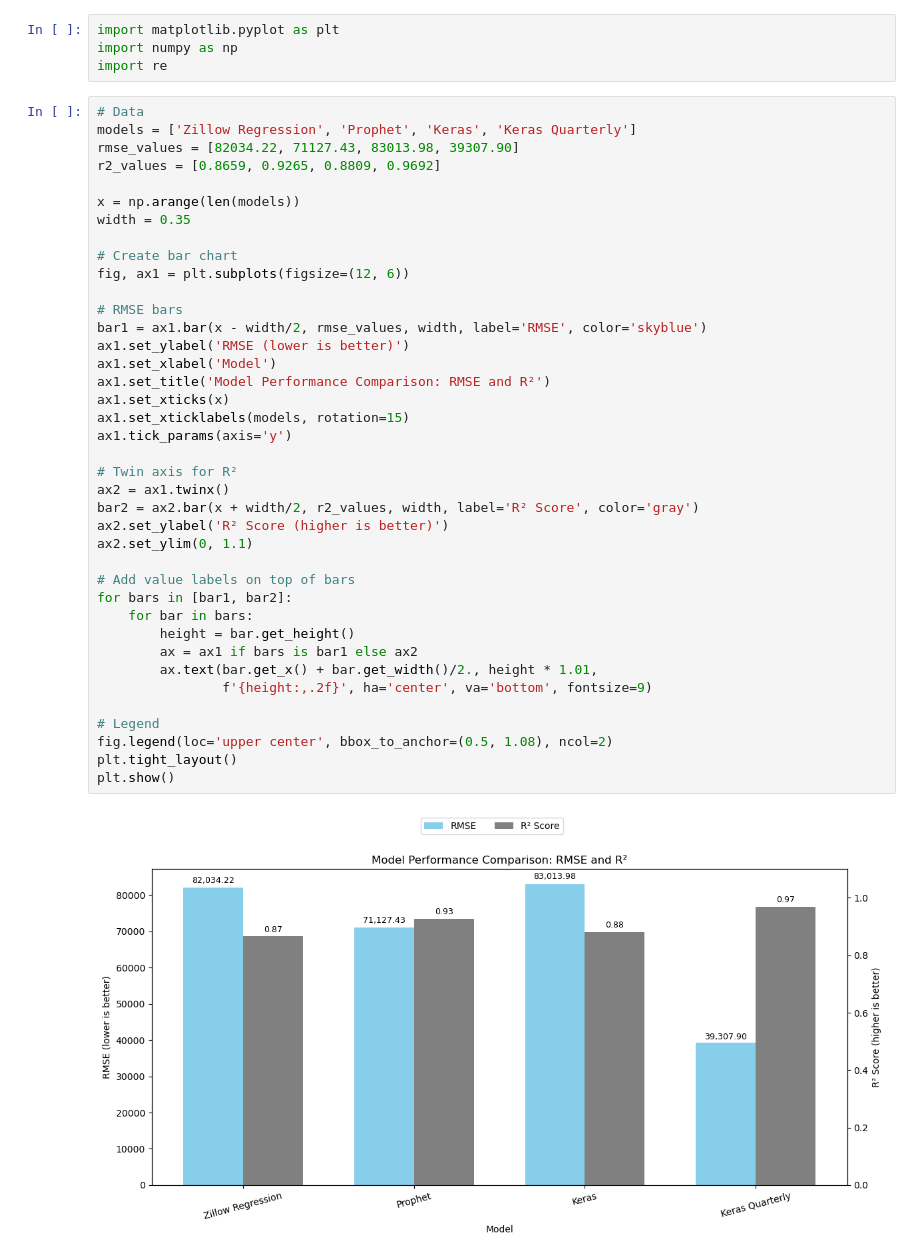
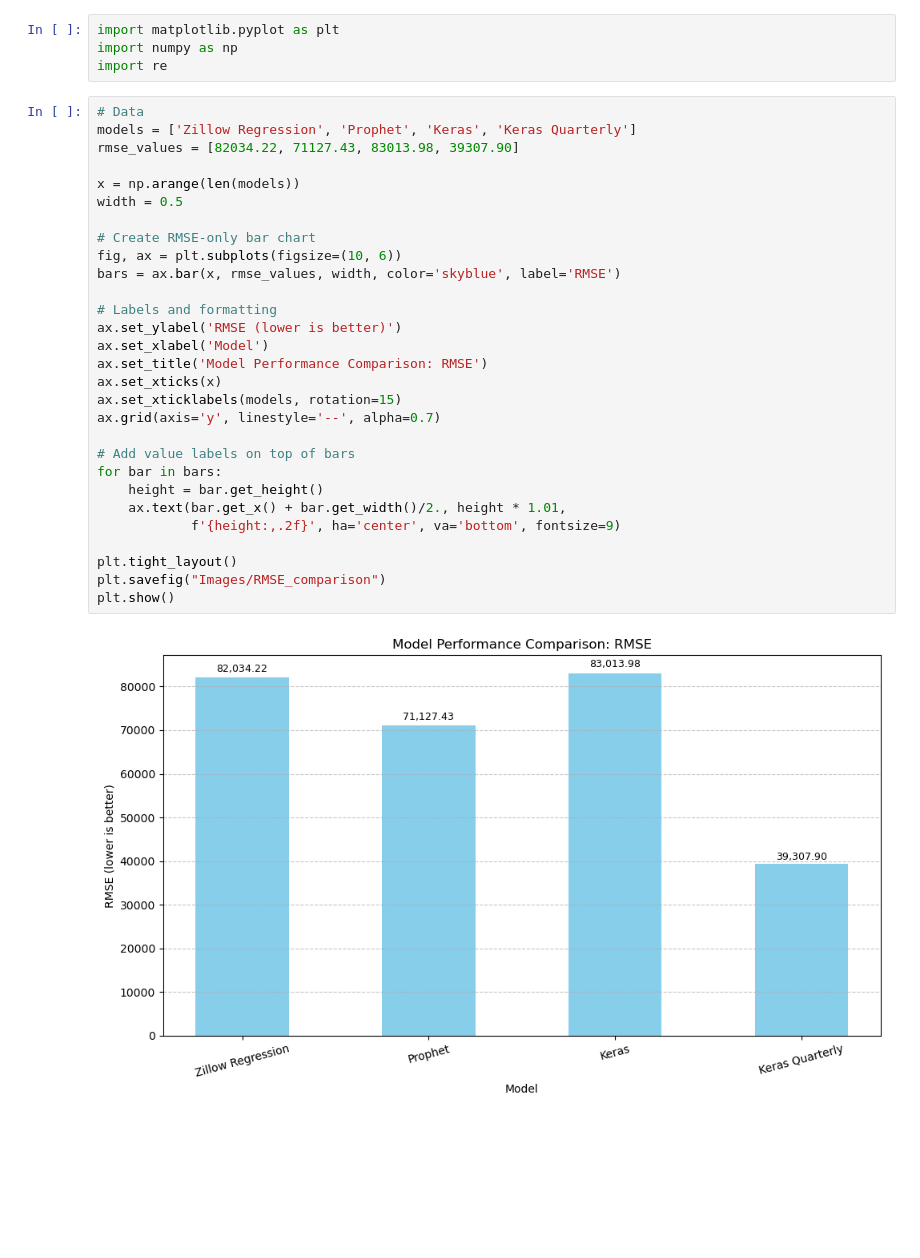
Before and after one commit to Angelinamurdock/final_project_group_2, a Jupyter notebook: Compare.ipynb, the cells around one changed output. Drawn from its saved outputs; the diff is of its cells as text; blank space fills up the shorter version.

Commit message:
added comparision visuals, keras tableau book

```diff
--- a/Compare.ipynb
+++ b/Compare.ipynb
@@ -5,41 +5,31 @@ import re
 # %%
 # Data
 models = ['Zillow Regression', 'Prophet', 'Keras', 'Keras Quarterly']
 rmse_values = [82034.22, 71127.43, 83013.98, 39307.90]
-r2_values = [0.8659, 0.9265, 0.8809, 0.9692]
 
 x = np.arange(len(models))
-width = 0.35
+width = 0.5
 
-# Create bar chart
-fig, ax1 = plt.subplots(figsize=(12, 6))
+# Create RMSE-only bar chart
+fig, ax = plt.subplots(figsize=(10, 6))
+bars = ax.bar(x, rmse_values, width, color='skyblue', label='RMSE')
 
-# RMSE bars
-bar1 = ax1.bar(x - width/2, rmse_values, width, label='RMSE', color='skyblue')
-ax1.set_ylabel('RMSE (lower is better)')
-ax1.set_xlabel('Model')
-ax1.set_title('Model Performance Comparison: RMSE and R²')
-ax1.set_xticks(x)
-ax1.set_xticklabels(models, rotation=15)
-ax1.tick_params(axis='y')
-
-# Twin axis for R²
-ax2 = ax1.twinx()
-bar2 = ax2.bar(x + width/2, r2_values, width, label='R² Score', color='gray')
-ax2.set_ylabel('R² Score (higher is better)')
-ax2.set_ylim(0, 1.1)
+# Labels and formatting
+ax.set_ylabel('RMSE (lower is better)')
+ax.set_xlabel('Model')
+ax.set_title('Model Performance Comparison: RMSE')
+ax.set_xticks(x)
+ax.set_xticklabels(models, rotation=15)
+ax.grid(axis='y', linestyle='--', alpha=0.7)
 
 # Add value labels on top of bars
-for bars in [bar1, bar2]:
-    for bar in bars:
-        height = bar.get_height()
-        ax = ax1 if bars is bar1 else ax2
-        ax.text(bar.get_x() + bar.get_width()/2., height * 1.01,
-                f'{height:,.2f}', ha='center', va='bottom', fontsize=9)
+for bar in bars:
+    height = bar.get_height()
+    ax.text(bar.get_x() + bar.get_width()/2., height * 1.01,
+            f'{height:,.2f}', ha='center', va='bottom', fontsize=9)
 
-# Legend
-fig.legend(loc='upper center', bbox_to_anchor=(0.5, 1.08), ncol=2)
 plt.tight_layout()
+plt.savefig("Images/RMSE_comparison")
 plt.show()
 # %% [output]
-[figure, old version]
+[figure, new version]
```
Also changed, not shown: parts of 1 cell of this notebook, 17 other files.
